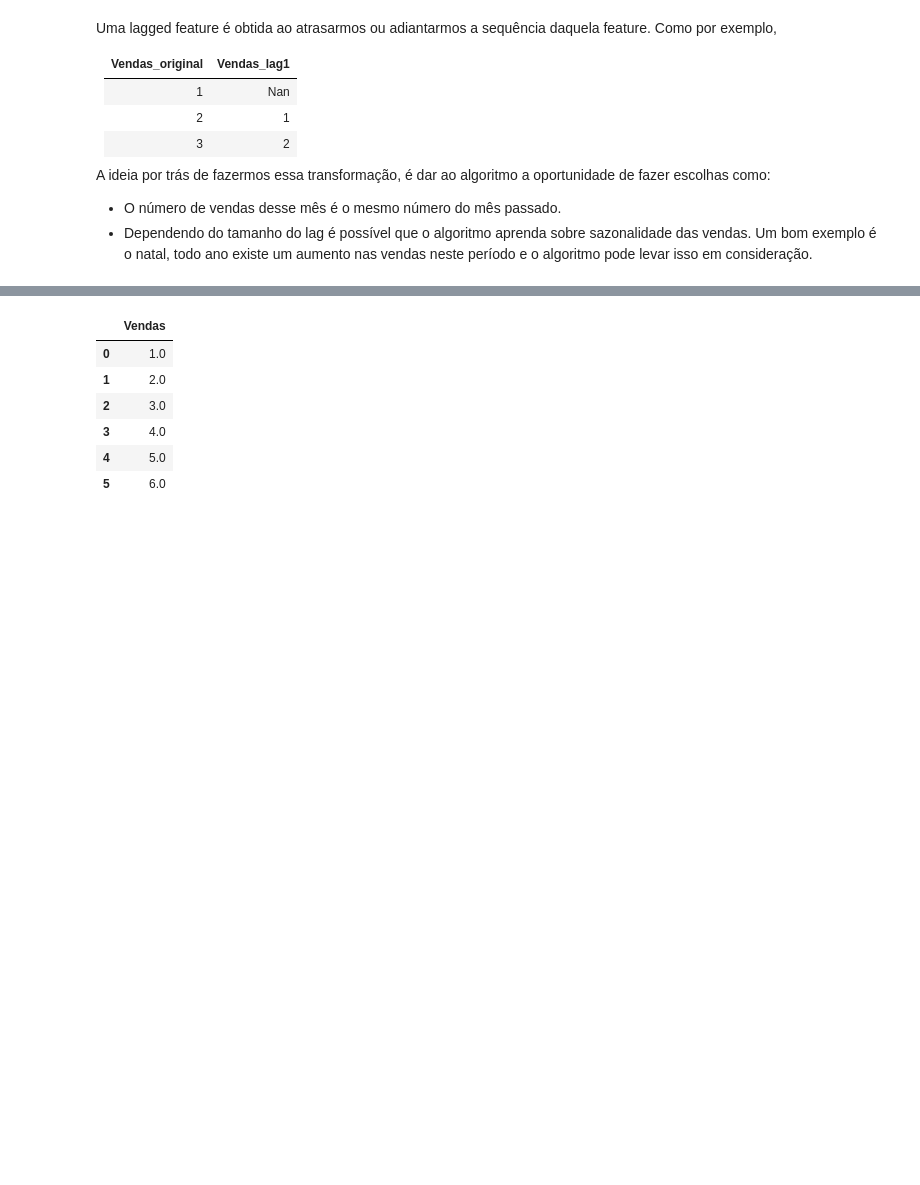
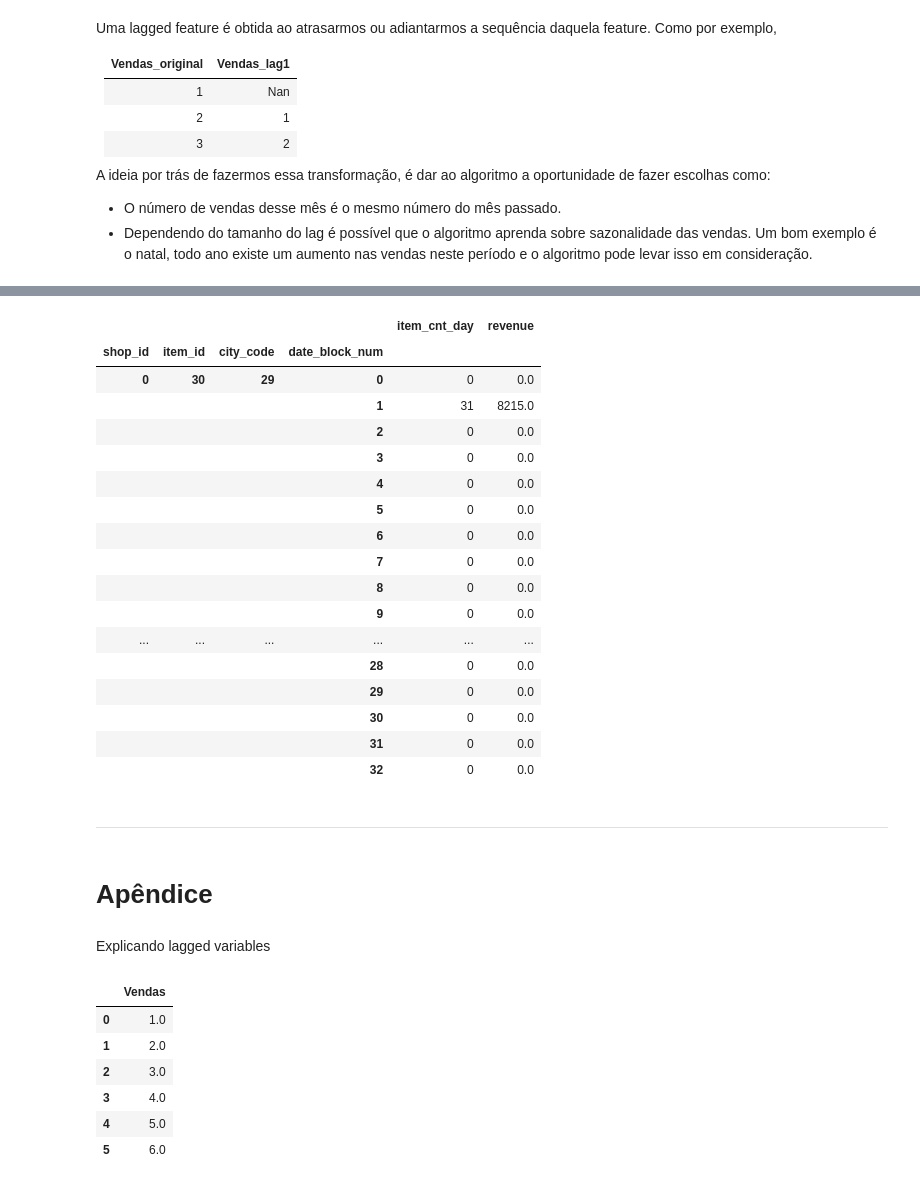
Before and after one commit to RGivisiez/Adv_ML, a Jupyter notebook: 2. Criando as features.ipynb, the cells around one changed output, grey strips where cells are left out. Saved outputs shown, nothing was run; the diff lists cells and outputs as text; code cells hidden in the pictures; blank space fills up the shorter version.

```diff
--- a/2. Criando as features.ipynb
+++ b/2. Criando as features.ipynb
@@ -205,3 +295,31 @@ A ideia por trás de fazermos essa transformação, é dar ao algoritmo a oportu
+# %%
+a = df_clean[['date_block_num', 'shop_id', 'item_id','city_code', 'revenue', 'item_cnt_day']]
+a.pivot_table(index=['shop_id', 'item_id', 'city_code'], columns=['date_block_num'], values=['item_cnt_day','revenue'], aggfunc='sum', fill_value=0).stack()[0:33]
+# %% [output]
+|  |  |  |  | item_cnt_day | revenue |
+| shop_id | item_id | city_code | date_block_num |  |  |
+| 0 | 30 | 29 | 0 | 0 | 0.0 |
+|  |  |  | 1 | 31 | 8215.0 |
+|  |  |  | 2 | 0 | 0.0 |
+|  |  |  | 3 | 0 | 0.0 |
+|  |  |  | 4 | 0 | 0.0 |
+|  |  |  | 5 | 0 | 0.0 |
+|  |  |  | 6 | 0 | 0.0 |
+|  |  |  | 7 | 0 | 0.0 |
+|  |  |  | 8 | 0 | 0.0 |
+|  |  |  | 9 | 0 | 0.0 |
+| ... | ... | ... | ... | ... | ... |
+|  |  |  | 28 | 0 | 0.0 |
+|  |  |  | 29 | 0 | 0.0 |
+|  |  |  | 30 | 0 | 0.0 |
+|  |  |  | 31 | 0 | 0.0 |
+|  |  |  | 32 | 0 | 0.0 |
+# %% [markdown]
+-----------------
+# %% [markdown]
+# Apêndice
+# %% [markdown]
+Explicando lagged variables
 # %%
 # Criando um pandas dataframe com o número de vendas de 1 até 6.
 df_aux = pd.DataFrame(np.linspace(1,6,6), columns=['Vendas'])
```
Also changed, not shown: parts of 26 cells of this notebook, 1 other file.
